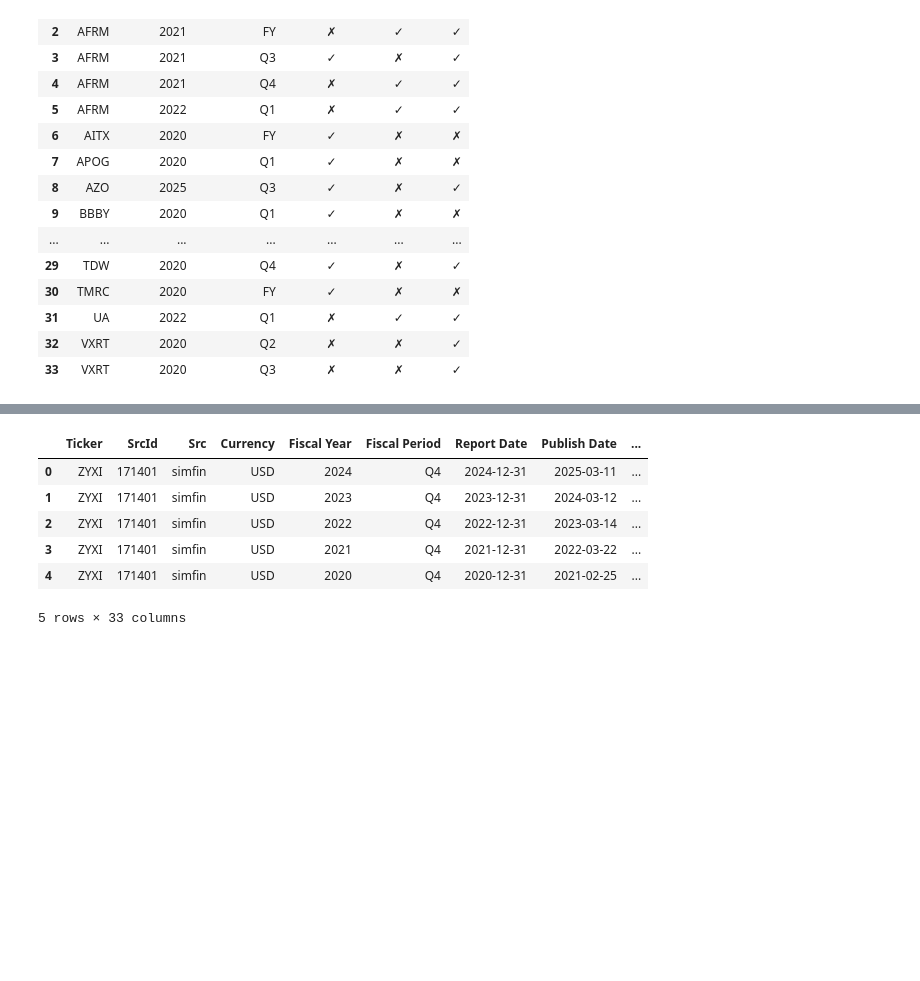
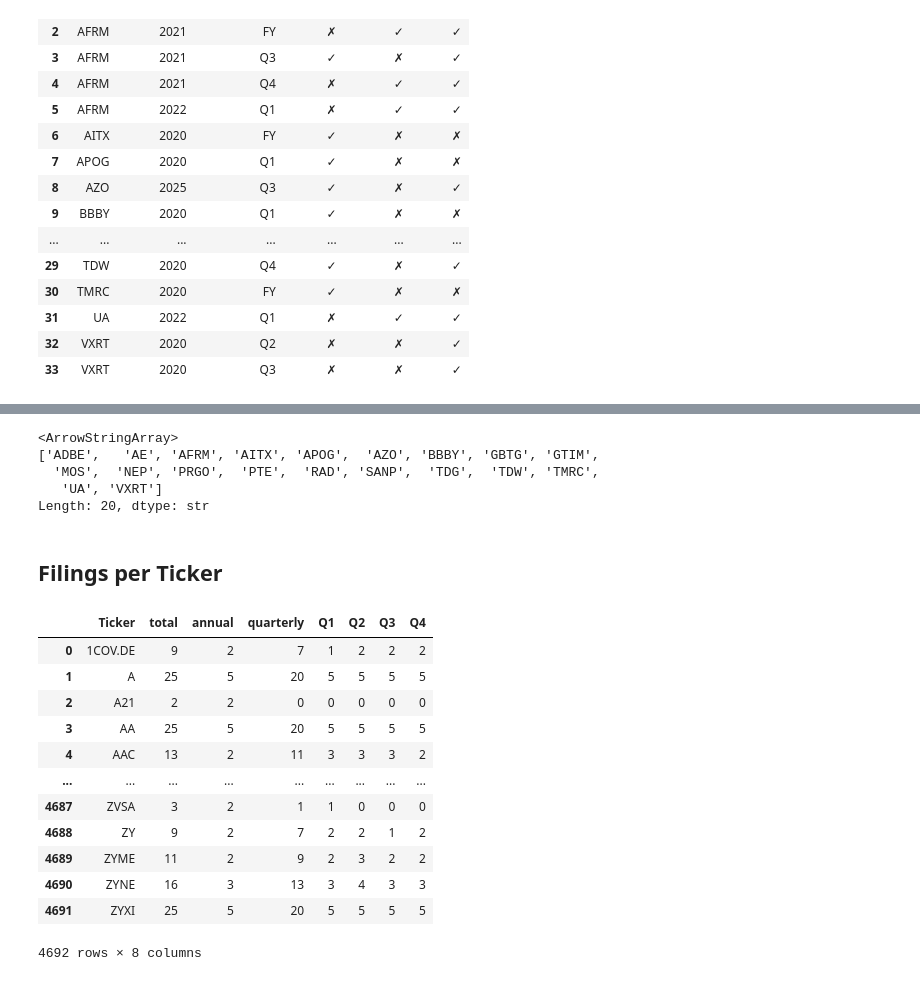
Before and after one commit to marcdumon/investment_research_platform, a Jupyter notebook: notebooks/summary_fundmental_data.ipynb, the cells around one changed output, grey strips where cells are left out. Drawn from its saved outputs; the diff is of its cells as text; code cells hidden in the pictures; blank space fills up the shorter version.

```diff
--- a/notebooks/summary_fundmental_data.ipynb
+++ b/notebooks/summary_fundmental_data.ipynb
@@ -226,10 +182,38 @@ display(cashflow[mask])
-# %%
-fundamentals('ZYXI', 'balance')
-# %% [output]
-|  | Ticker | SrcId | Src | Currency | Fiscal Year | Fiscal Period | Report Date | Publish Date | ... |
-| 0 | ZYXI | 171401 | simfin | USD | 2024 | Q4 | 2024-12-31 | 2025-03-11 | ... |
-| 1 | ZYXI | 171401 | simfin | USD | 2023 | Q4 | 2023-12-31 | 2024-03-12 | ... |
-| 2 | ZYXI | 171401 | simfin | USD | 2022 | Q4 | 2022-12-31 | 2023-03-14 | ... |
-| 3 | ZYXI | 171401 | simfin | USD | 2021 | Q4 | 2021-12-31 | 2022-03-22 | ... |
-| 4 | ZYXI | 171401 | simfin | USD | 2020 | Q4 | 2020-12-31 | 2021-02-25 | ... |
-5 rows × 33 columns
+# %%
+problem_tickers = problems['Ticker'].unique()
+problem_tickers
+# %% [output]
+<ArrowStringArray>
+['ADBE',   'AE', 'AFRM', 'AITX', 'APOG',  'AZO', 'BBBY', 'GBTG', 'GTIM',
+  'MOS',  'NEP', 'PRGO',  'PTE',  'RAD', 'SANP',  'TDG',  'TDW', 'TMRC',
+   'UA', 'VXRT']
+Length: 20, dtype: str
+# %% [markdown]
+## Filings per Ticker
+# %%
+_q = income[income['Period'] == 'Q']
+
+_filings = income.groupby('Ticker').agg(
+    total=('Period', 'count'),
+    annual=('Period', lambda s: (s == 'A').sum()),
+    quarterly=('Period', lambda s: (s == 'Q').sum()),
+)
+for _qtr in ('Q1', 'Q2', 'Q3', 'Q4'):
+    _filings[_qtr] = _q[_q['Fiscal Period'] == _qtr].groupby('Ticker').size()
+_filings = _filings.fillna(0).astype(int).reset_index()
+
+display(_filings)
+# %% [output]
+|  | Ticker | total | annual | quarterly | Q1 | Q2 | Q3 | Q4 |
+| 0 | 1COV.DE | 9 | 2 | 7 | 1 | 2 | 2 | 2 |
+| 1 | A | 25 | 5 | 20 | 5 | 5 | 5 | 5 |
+| 2 | A21 | 2 | 2 | 0 | 0 | 0 | 0 | 0 |
+| 3 | AA | 25 | 5 | 20 | 5 | 5 | 5 | 5 |
+| 4 | AAC | 13 | 2 | 11 | 3 | 3 | 3 | 2 |
+| ... | ... | ... | ... | ... | ... | ... | ... | ... |
+| 4687 | ZVSA | 3 | 2 | 1 | 1 | 0 | 0 | 0 |
+| 4688 | ZY | 9 | 2 | 7 | 2 | 2 | 1 | 2 |
+| 4689 | ZYME | 11 | 2 | 9 | 2 | 3 | 2 | 2 |
+| 4690 | ZYNE | 16 | 3 | 13 | 3 | 4 | 3 | 3 |
+| 4691 | ZYXI | 25 | 5 | 20 | 5 | 5 | 5 | 5 |
+4692 rows × 8 columns
```
Also changed, not shown: parts of 23 cells of this notebook.
